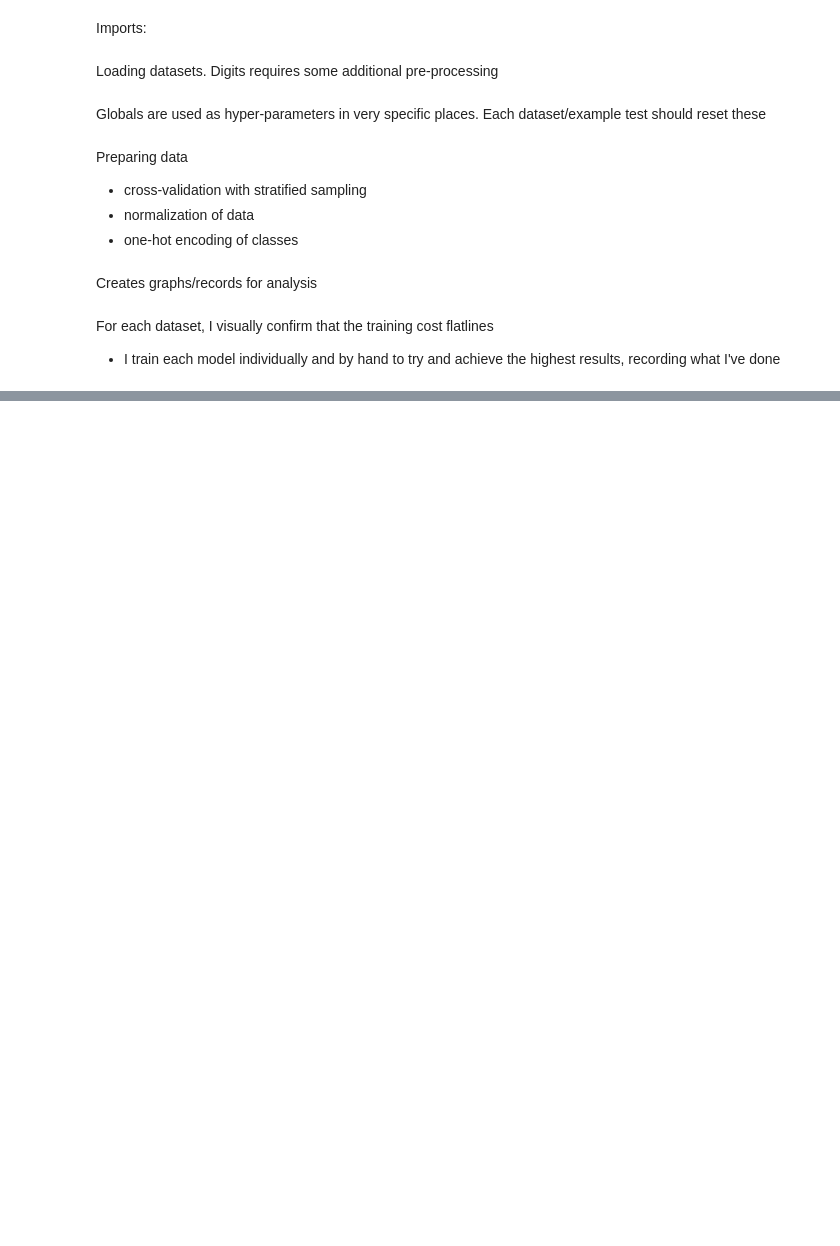
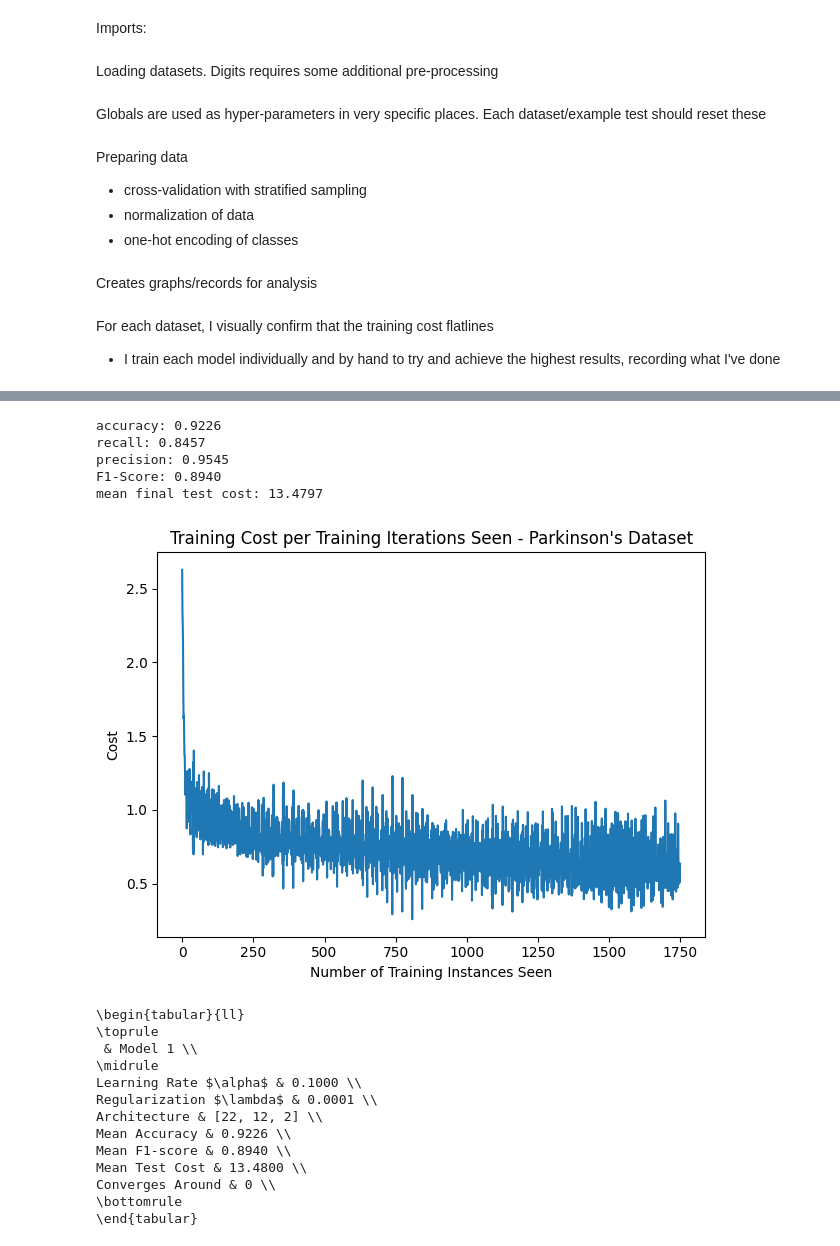
Before and after one commit to minlaux/ML_Project_CS589, a Jupyter notebook: src/Neural_Net.ipynb, the cells around one changed output, grey strips where cells are left out. Drawn from its saved outputs; the diff is of its cells as text; code cells hidden in the pictures; blank space fills up the shorter version.

```diff
--- a/src/Neural_Net.ipynb
+++ b/src/Neural_Net.ipynb
@@ -554,9 +554,9 @@ def plot_test_cost(stats, batch_size, title):
     plt.plot(x,y, color='orange')
 
     plt.xlabel('Number of training iterations')
-    plt.ylabel('(Regularized) Training Cost')
+    plt.ylabel('(Regularized) Test Cost')
 
-    p_title = 'Training Cost for ' + title
+    p_title = 'Test Cost for ' + title
     plt.title(p_title)
 
     file_name = './figures/' + title + '-test-cost.png'
@@ -701,3 +701,38 @@ Mean Test Cost & 84.6300 \\
 Converges Around & 0 \\
 \bottomrule
 \end{tabular}
+# %%
+# def run_parkinsons():
+#     global ALPHA, LAMBDA, FINAL-MODEL
+
+ALPHA = 0.1
+LAMBDA = 0.0001    #0.03
+FINAL_MODEL = True
+
+# model = neural_network(parkinsons, architecture=[22, 12, 2], num_folds=10, batch_size=10, num_iterations=100)
+
+compress_metrics(model, log=True)
+vis_convergence_tune(model, -1, title='Parkinson\'s')
+
+summarize_to_latex(model_data=[model])
+plot_test_cost(model, batch_size=10, title='Parikinson\'s')
+# %% [output]
+accuracy: 0.9226
+recall: 0.8457
+precision: 0.9545
+F1-Score: 0.8940
+mean final test cost: 13.4797
+[figure, added]
+\begin{tabular}{ll}
+\toprule
+ & Model 1 \\
+\midrule
+Learning Rate $\alpha$ & 0.1000 \\
+Regularization $\lambda$ & 0.0001 \\
+Architecture & [22, 12, 2] \\
+Mean Accuracy & 0.9226 \\
+Mean F1-score & 0.8940 \\
+Mean Test Cost & 13.4800 \\
+Converges Around & 0 \\
+\bottomrule
+\end{tabular}
```
Also changed, not shown: parts of 2 cells of this notebook, 15 other files.
